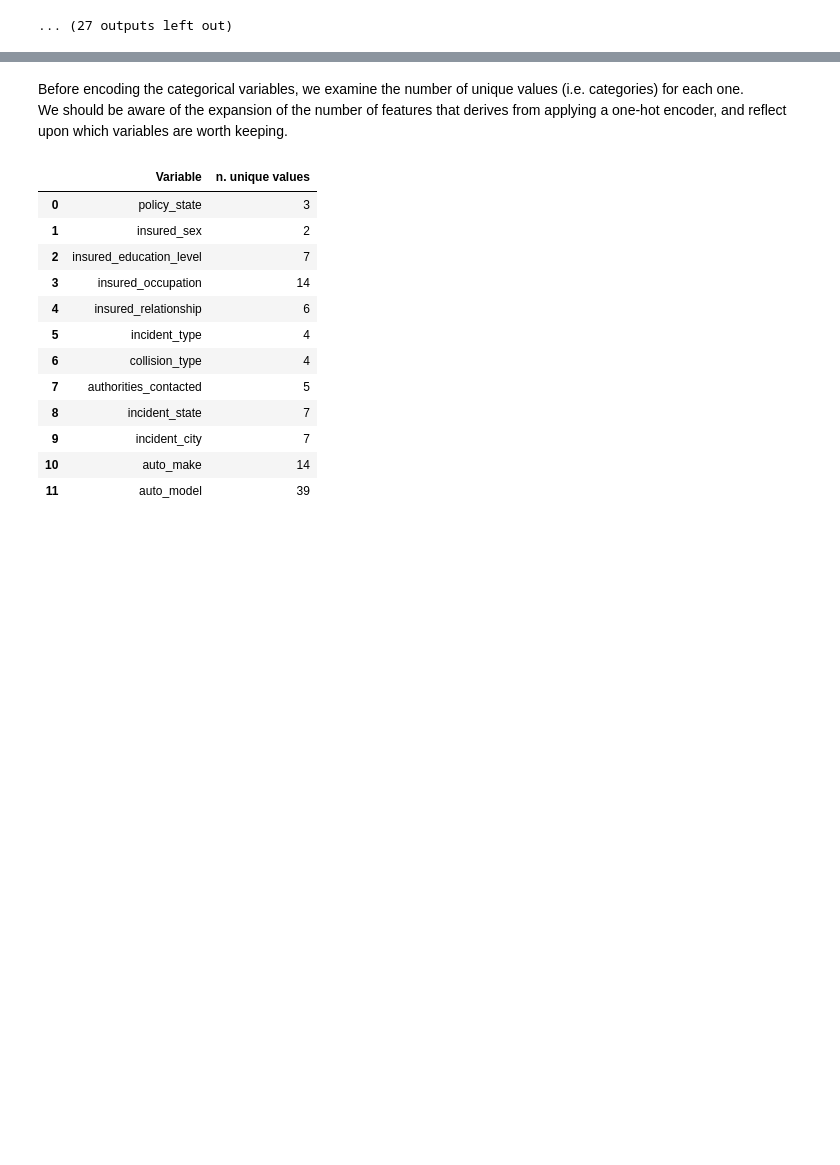
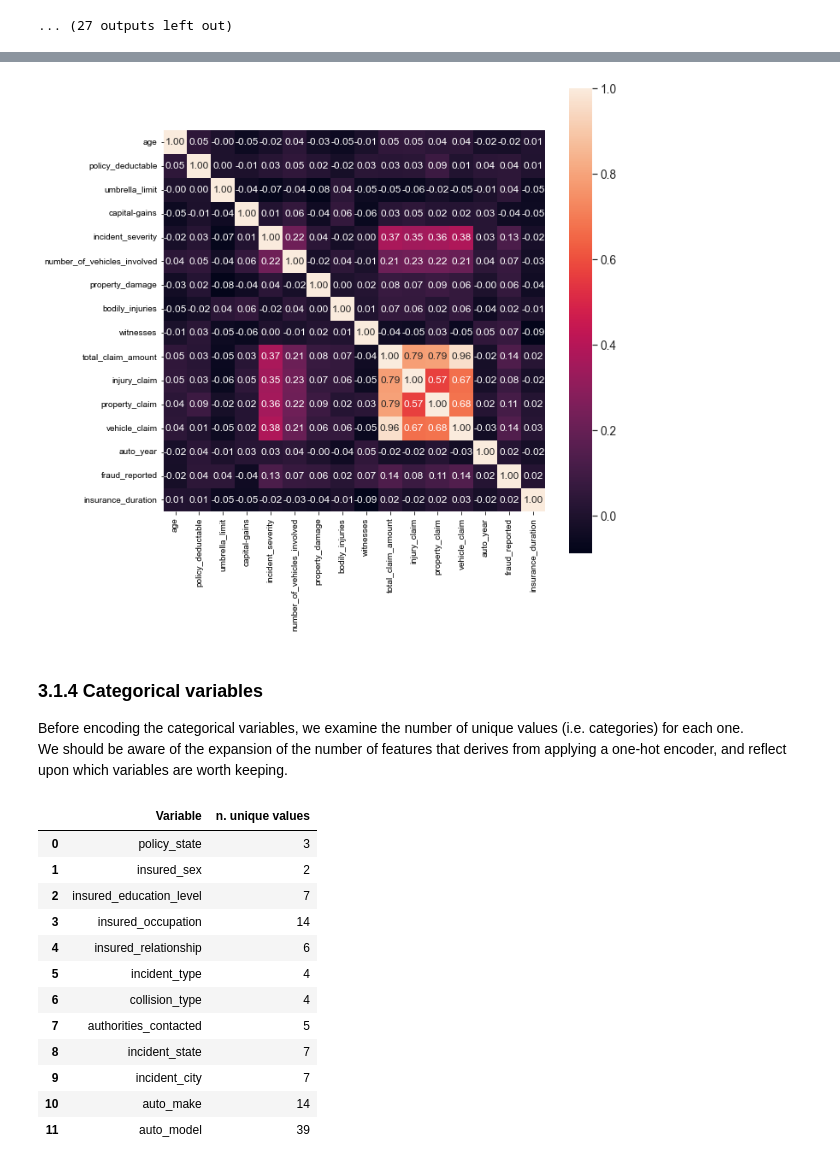
Before and after one commit to AndreaLK3/ClaimsChallenge, a Jupyter notebook: DataScientist_code-challenge.ipynb, the cells around one changed output, grey strips where cells are left out. Cells and saved outputs as stored; diff of their text form; code cells hidden in the pictures; blank space fills up the shorter version.

Commit message:
=Numerical variables

```diff
--- a/DataScientist_code-challenge.ipynb
+++ b/DataScientist_code-challenge.ipynb
@@ -201,14 +202,15 @@ We create the following columns:
 # %%
 df_1 = df.drop(["policy_number", "incident_location", "insured_zip", "insured_hobbies"], axis=1)
-
-a = pd.to_datetime(df["incident_date"], yearfirst=True)
-b = pd.to_datetime(df["policy_bind_date"], yearfirst=True)
-policy_time = a - b
-df_1["insurance_duration"] = policy_time
-df_1 = df_1.drop(["incident_date", "policy_bind_date"], axis=1)
 
 df_1 = df_1.replace({"policy_csl": {"100/300": 1, "250/500": 2, "500/1000": 3},
                      "incident_severity": {"Trivial Damage": 0, "Minor Damage": 1, "Major Damage": 2, "Total Loss": 3},
                      "police_report_available": {"NO": 0, "?": 1, "YES": 2},
                      "property_damage": {"NO": 0, "?": 1, "YES": 2}})
+
+a = pd.to_datetime(df["incident_date"], yearfirst=True)
+b = pd.to_datetime(df["policy_bind_date"], yearfirst=True)
+policy_time = a - b
+df_1["insurance_duration"] = policy_time.dt.days
+df_1 = df_1.drop(["incident_date", "policy_bind_date"], axis=1)
+
 df = df_1
@@ -214,0 +222,13 @@ df = df_1
+# %%
+# Find most important features relative to target
+numerical_vars = df.select_dtypes(include=np.number).columns.tolist()
+df_1 = df[numerical_vars]
+
+corr = df_1.corr(method='spearman')
+corr.sort_values([y_name], ascending=False, inplace=True)
+print(corr[y_name].to_string(name=False))
+
+relevant_vars =   [v for v in numerical_vars if abs(corr[y_name][v]) >= 0.02]
+vars_to_exclude = [v for v in numerical_vars if abs(corr[y_name][v]) < 0.02]
+df = df.drop(vars_to_exclude, axis=1)
+print("\nDropped variables: " + str(vars_to_exclude))
@@ -215,4 +260,18 @@ df = df_1
+# %%
+corr = corr[relevant_vars].loc[relevant_vars]
+
+f, ax = plt.subplots(figsize=(10, 10))
+sns.set(font_scale=1.25)
+ax = sns.heatmap(corr, cbar=True, annot=True, square=True, fmt='.2f', annot_kws={'size': 12},
+                 xticklabels=corr.index, yticklabels=corr.index)
+# plt.savefig(os.path.join("Correlation_matrix.png"))
+# img = mpimg.imread(os.path.join("Correlation_matrix.png"))
+df = df.drop(["injury_claim", "property_claim", "vehicle_claim"], axis=1)
+# %% [output]
+[figure, added]
 # %% [markdown]
+### 3.1.4 Categorical variables
+
 Before encoding the categorical variables, we examine the number of unique values (i.e. categories) for each one. <br/>
 We should be aware of the expansion of the number of features that derives from applying a one-hot encoder, and reflect upon which variables are worth keeping.
 # %%
```
Also changed, not shown: parts of 9 cells of this notebook, 1 other file.
